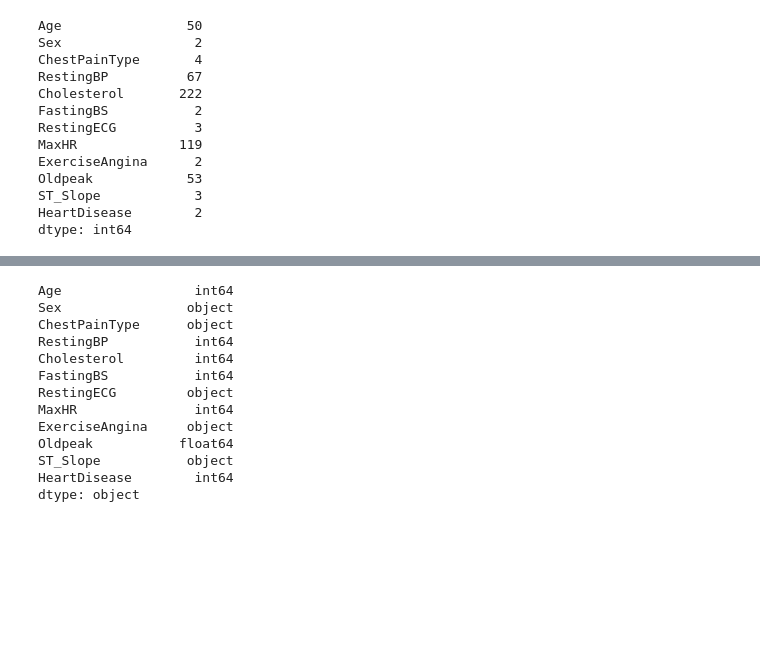
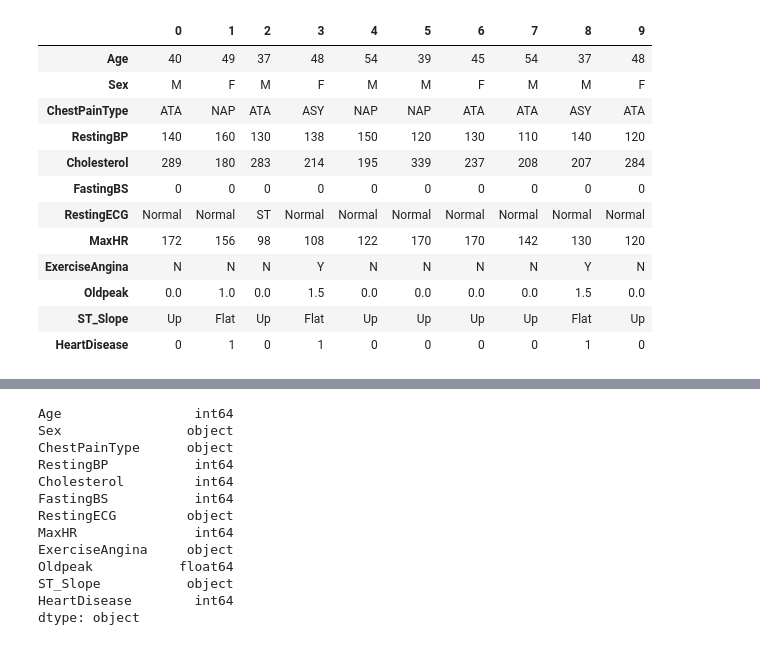
Before and after one commit to HafsaHameed457/Heart_Failure_Preditcion, a Jupyter notebook: Project.ipynb, the cells around one changed output, grey strips where cells are left out. Saved outputs shown, nothing was run; the diff lists cells and outputs as text; code cells hidden in the pictures; blank space fills up the shorter version.

```diff
--- a/Project.ipynb
+++ b/Project.ipynb
@@ -10,22 +11,19 @@ from sklearn.preprocessing import LabelEncoder
 from sklearn.model_selection import train_test_split
 from sklearn.metrics import accuracy_score, precision_score, recall_score, f1_score
 # %%
-data = pd.read_csv("/content/heart.csv")
-data.head().T
-labels=list(data.columns)
+data = pd.read_csv("content/heart.csv")
+data.head(10).T
+# %% [output]
+|  | 0 | 1 | 2 | 3 | 4 | 5 | 6 | 7 | 8 | 9 |
+| Age | 40 | 49 | 37 | 48 | 54 | 39 | 45 | 54 | 37 | 48 |
+| Sex | M | F | M | F | M | M | F | M | M | F |
+| ChestPainType | ATA | NAP | ATA | ASY | NAP | NAP | ATA | ATA | ASY | ATA |
+| RestingBP | 140 | 160 | 130 | 138 | 150 | 120 | 130 | 110 | 140 | 120 |
+| Cholesterol | 289 | 180 | 283 | 214 | 195 | 339 | 237 | 208 | 207 | 284 |
+| FastingBS | 0 | 0 | 0 | 0 | 0 | 0 | 0 | 0 | 0 | 0 |
+| RestingECG | Normal | Normal | ST | Normal | Normal | Normal | Normal | Normal | Normal | Normal |
+| MaxHR | 172 | 156 | 98 | 108 | 122 | 170 | 170 | 142 | 130 | 120 |
+| ExerciseAngina | N | N | N | Y | N | N | N | N | Y | N |
+| Oldpeak | 0.0 | 1.0 | 0.0 | 1.5 | 0.0 | 0.0 | 0.0 | 0.0 | 1.5 | 0.0 |
+| ST_Slope | Up | Flat | Up | Flat | Up | Up | Up | Up | Flat | Up |
+| HeartDisease | 0 | 1 | 0 | 1 | 0 | 0 | 0 | 0 | 1 | 0 |
-# %%
-data.nunique()
-# %% [output]
-Age                50
-Sex                 2
-ChestPainType       4
-RestingBP          67
-Cholesterol       222
-FastingBS           2
-RestingECG          3
-MaxHR             119
-ExerciseAngina      2
-Oldpeak            53
-ST_Slope            3
-HeartDisease        2
-dtype: int64
```
Also changed, not shown: parts of 24 cells of this notebook.
